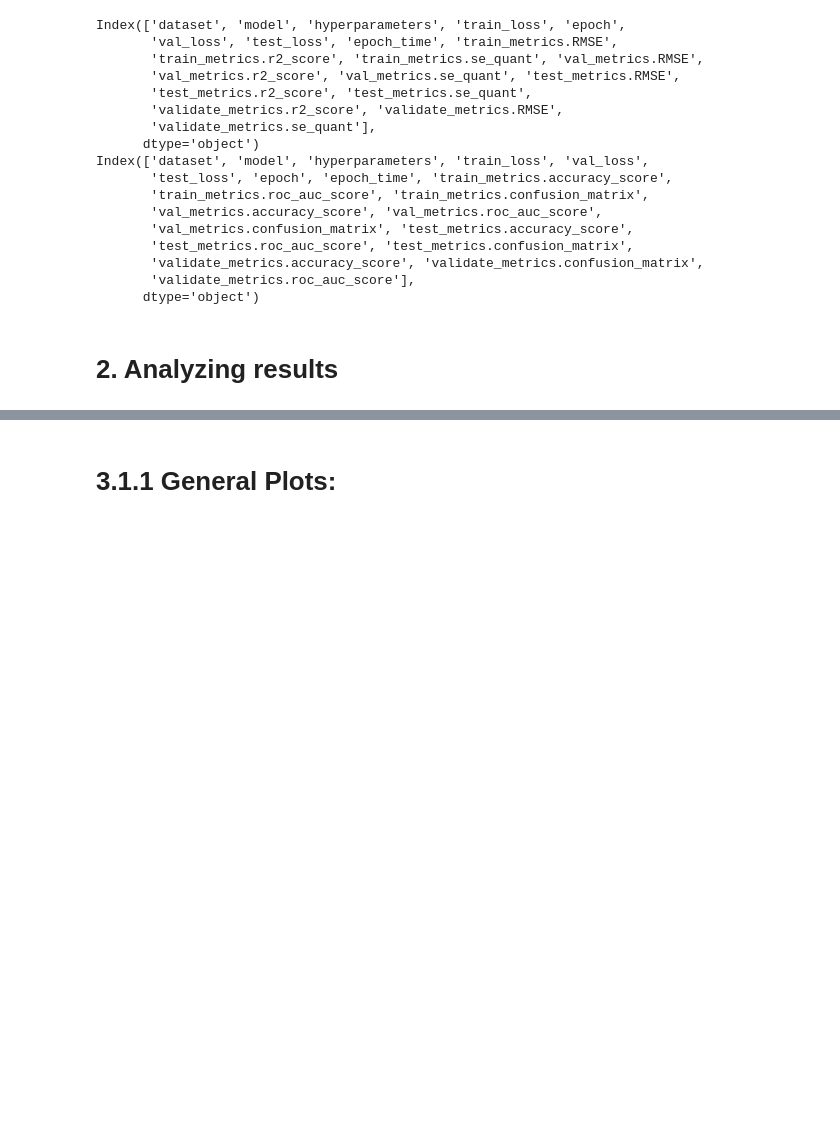
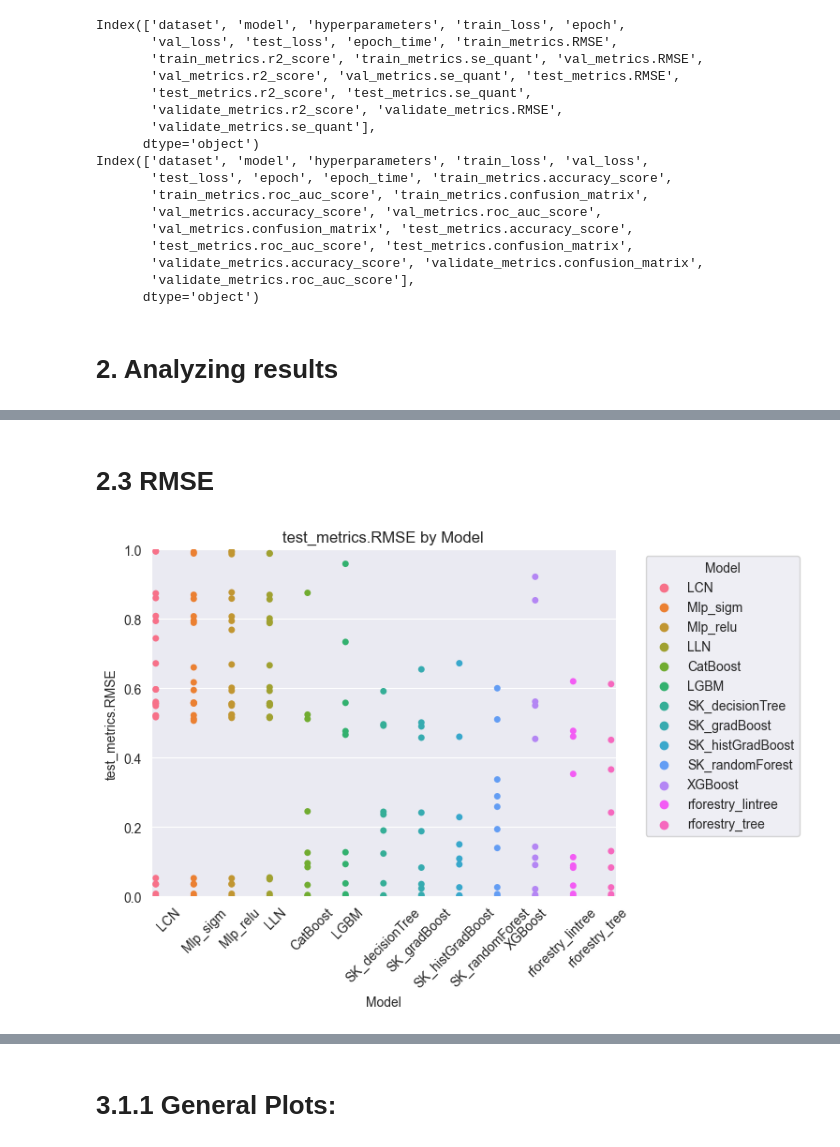
Before and after one commit to Bartosz-G/non-homogenous-data-working-repo, a Jupyter notebook: results/ResultsAnalysis.ipynb, the cells around one changed output, grey strips where cells are left out. Saved outputs shown, nothing was run; the diff lists cells and outputs as text; code cells hidden in the pictures; blank space fills up the shorter version.

```diff
--- a/results/ResultsAnalysis.ipynb
+++ b/results/ResultsAnalysis.ipynb
@@ -103,0 +97,7 @@ plot_per_model_metrics(top_acc_score, 'test_metrics.accuracy_score')
+# %% [markdown]
+# 2.3 RMSE
+# %%
+top_rmse_sep = get_top_models(reg_results_separated, 'val_metrics.RMSE', highest = False)
+plot_per_model_metrics(top_rmse_sep, 'test_metrics.RMSE', scale = [0, 0.6])
+# %% [output]
+[figure, added]
```
Also changed, not shown: parts of 24 cells of this notebook, 4 other files.
